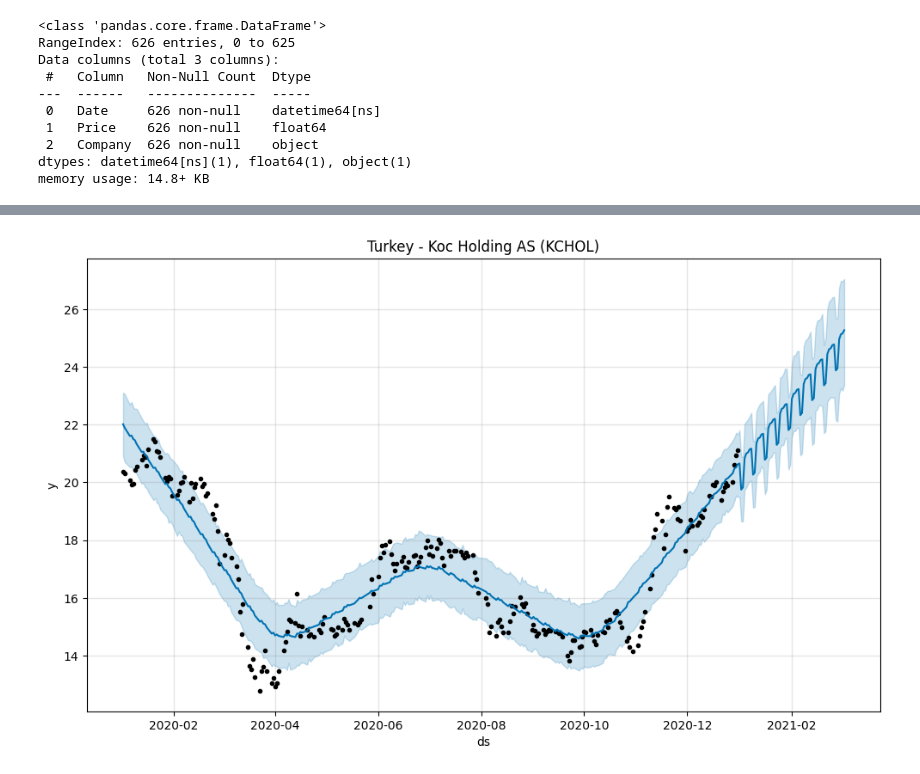
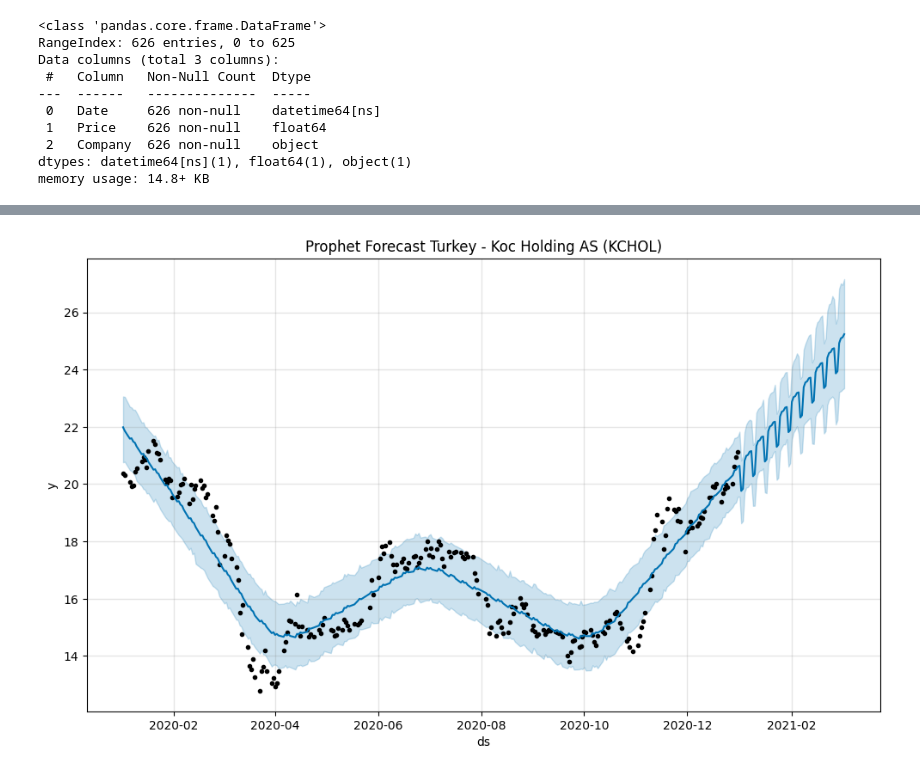
Before and after one commit to Wnjoki/ewcefOAeo7tEyNDX-ValueInvesto, a Jupyter notebook: ValueInvestor.ipynb, the cells around one changed output, grey strips where cells are left out. Saved outputs shown, nothing was run; the diff lists cells and outputs as text; code cells hidden in the pictures.

```diff
--- a/ValueInvestor.ipynb
+++ b/ValueInvestor.ipynb
@@ -996,12 +965,14 @@ INFO:cmdstanpy:Chain [1] done processing
 # %%
 #Turkey Bank
-model = Prophet(daily_seasonality=True)
-model.fit(train_data_KCHOL)
+model1 = Prophet(daily_seasonality=True)
+model1.fit(train_data_KCHOL)
 y_actual = test_data_KCHOL['y']
 
-prediction = model.predict(pd.DataFrame({'ds':test_data_KCHOL['ds']}))
+prediction = model1.predict(pd.DataFrame({'ds':test_data_KCHOL['ds']}))
 y_predicted = prediction['yhat']
 y_predicted = y_predicted.astype(int)
-mean_absolute_error(y_actual, y_predicted)
+
+print("Mean Absolute Error:")
+print(mean_absolute_error(y_actual, y_predicted))
 # %% [output]
 INFO:prophet:Disabling yearly seasonality. Run prophet with yearly_seasonality=True to override this.
@@ -1064,10 +1036,10 @@ INFO:cmdstanpy:Chain [1] done processing
 # %%
 model = Prophet()                                                               #creating an instant of prophet class in model.
 model.fit(train_data_KCHOL)                                                           #fitting data_frame to the model.
-future = model.make_future_dataframe(len(test_data_KCHOL))                                       #making future dataframe for 365 days and storing the date values in future.
-forecast = model.predict(future)                                                #using predict function of python, predicting the values for future data values and storing it in forecast.
-model.plot(forecast)
-plt.title('Turkey - Koc Holding AS (KCHOL)')                                                            #plotting the values in forecast using atplotlib.
+future = model.make_future_dataframe(len(test_data_KCHOL))                                       #making future dataframe.
+forecast1 = model.predict(future)                                                #using predict function of python, predicting the values for future data values and storing it in forecast.
+model.plot(forecast1)
+plt.title('Prophet Forecast Turkey - Koc Holding AS (KCHOL)')                                                            #plotting the values in forecast using atplotlib.
 plt.show()
 # %% [output]
 INFO:prophet:Disabling yearly seasonality. Run prophet with yearly_seasonality=True to override this.
@@ -1083,2 +1055,2 @@ INFO:cmdstanpy:Chain [1] start processing
 INFO:cmdstanpy:Chain [1] done processing
-[figure, old version]
+[figure, new version]
```
Also changed, not shown: parts of 25 cells of this notebook.
